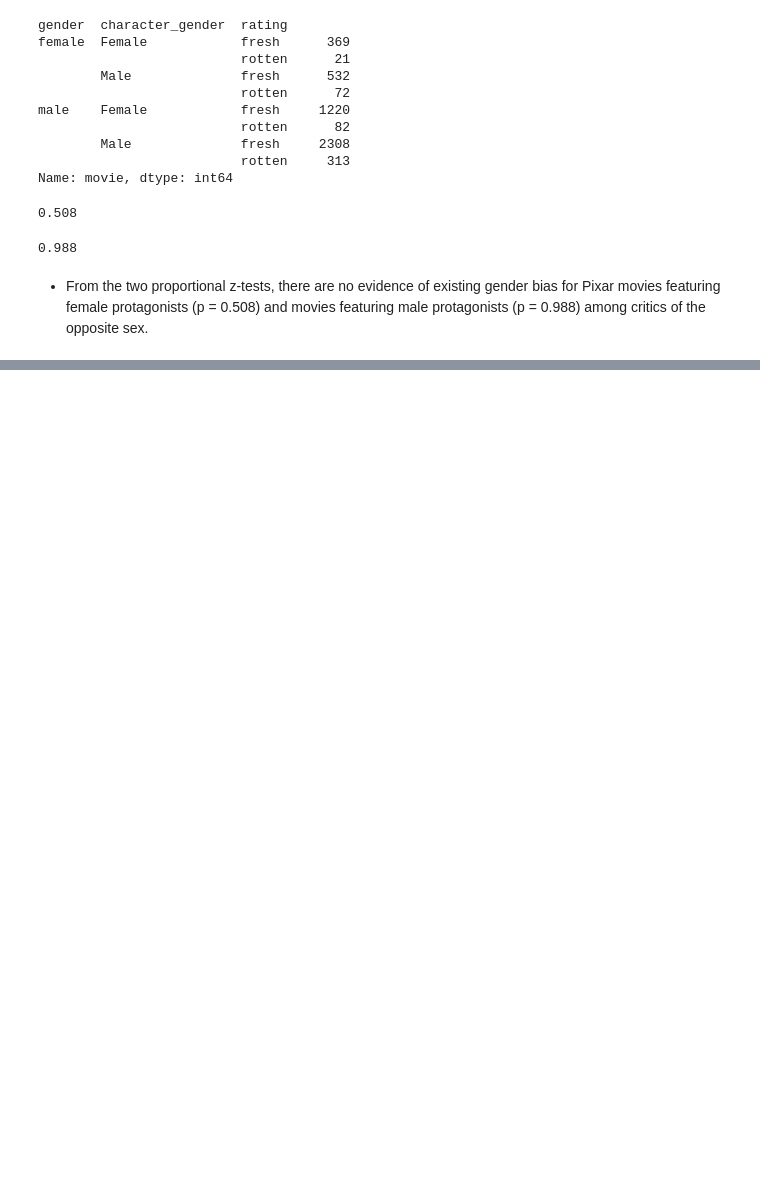
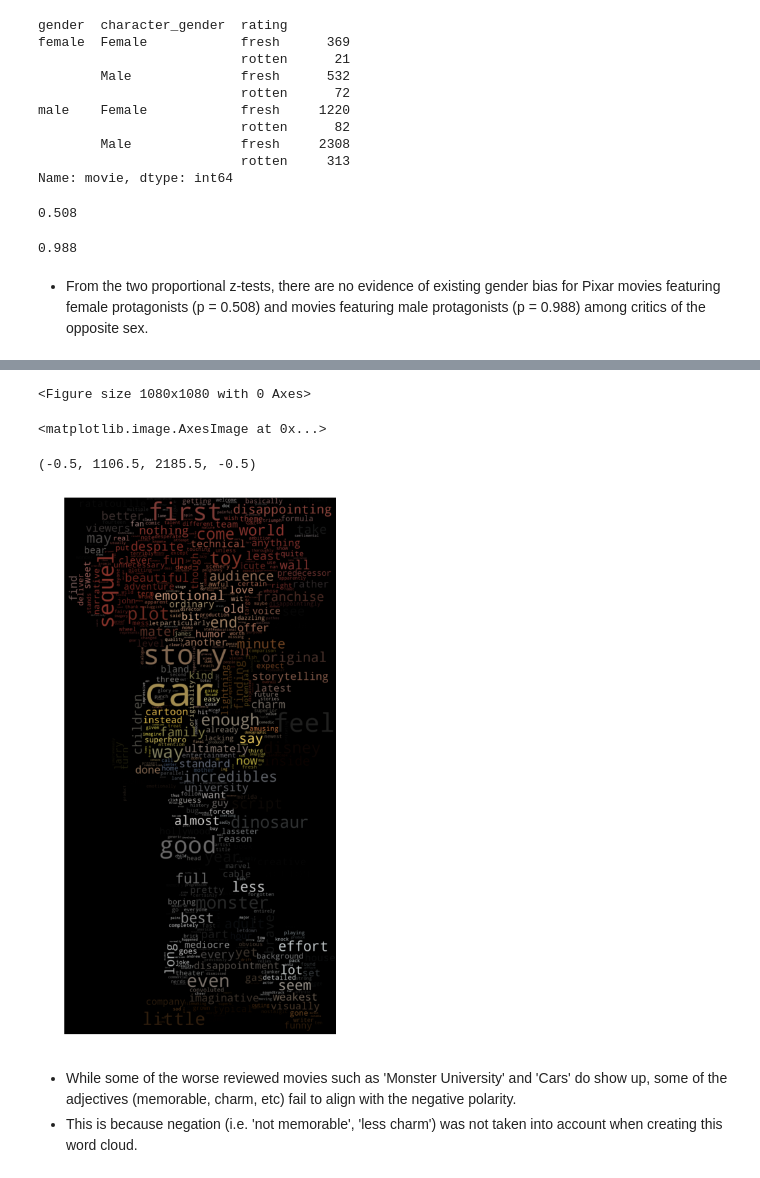
Before and after one commit to szechitlam/NYCDSA-Fellowship, a Jupyter notebook: 2. Web-scrapping Project/Rottentomaaaaaaato.ipynb, the cells around one changed output, grey strips where cells are left out. Drawn from its saved outputs; the diff is of its cells as text; code cells hidden in the pictures; blank space fills up the shorter version.

```diff
--- a/2. Web-scrapping Project/Rottentomaaaaaaato.ipynb
+++ b/2. Web-scrapping Project/Rottentomaaaaaaato.ipynb
@@ -650,0 +680,21 @@ print('{0:0.3f}'.format(pval))
+# %%
+mask = np.array(Image.open("jessie.png"))
+# %%
+wordcloud_rotten = WordCloud(stopwords=stopwords, background_color="black",
+                          mode="RGBA", max_words=1000, mask=mask, collocations=False).generate(rottenwords)
+
+image_colors = ImageColorGenerator(mask)
+plt.figure(figsize=[15,15])
+plt.imshow(wordcloud_rotten.recolor(color_func=image_colors), interpolation="bilinear")
+plt.axis("off")
+
+plt.savefig('img/rotten.png')
+plt.show()
+# %% [output]
+<Figure size 1080x1080 with 0 Axes>
+<matplotlib.image.AxesImage at 0x...>
+(-0.5, 1106.5, 2185.5, -0.5)
+[figure, added]
+# %% [markdown]
+* While some of the worse reviewed movies such as 'Monster University' and 'Cars' do show up, some of the adjectives (memorable, charm, etc) fail to align with the negative polarity.
+* This is because negation (i.e. 'not memorable', 'less charm') was not taken into account when creating this word cloud.
```
Also changed, not shown: parts of 7 cells of this notebook, 4 other files.
